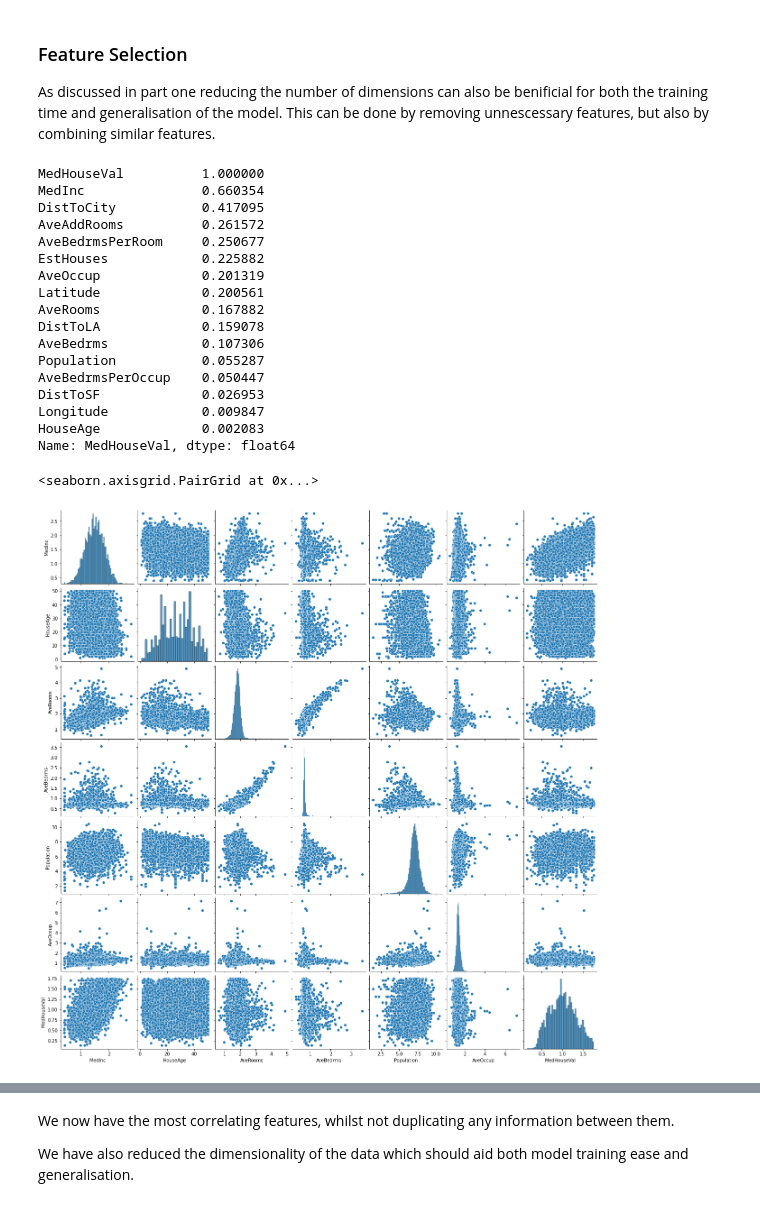
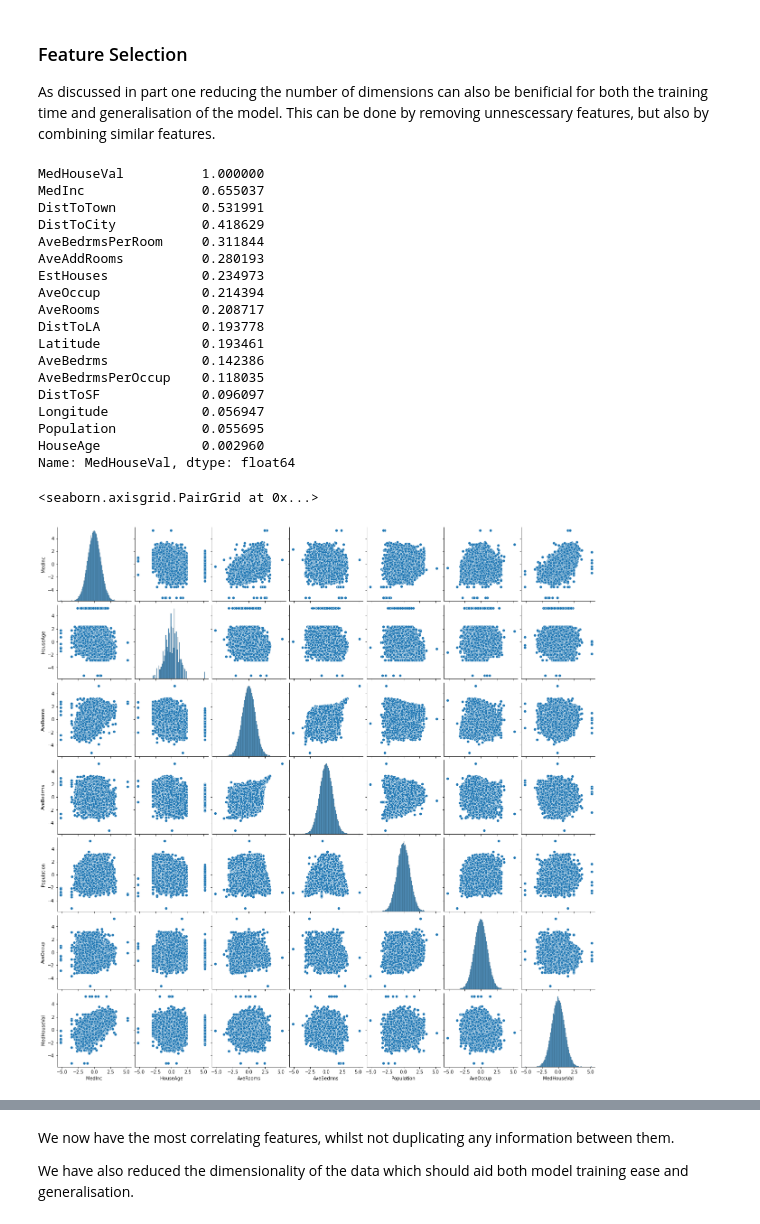
Before and after one commit to kaihulme/ml-analysis, a Jupyter notebook: notebooks/03_regression.ipynb, the cells around one changed output, grey strips where cells are left out. Drawn from its saved outputs; the diff is of its cells as text; code cells hidden in the pictures.

Commit message:
Normalise feature distributions

```diff
--- a/notebooks/03_regression.ipynb
+++ b/notebooks/03_regression.ipynb
@@ -385,0 +394,20 @@ This also looks like a log normal distribution, so lets take the log.
+# %%
+town_coords = np.array([[37.4613, -122.1997],
+                        [34.0195, -118.4912],
+                        [34.0736, -118.4004],
+                        [37.4419, -122.1430],
+                        [37.3852, -122.1141],
+                        [37.9624, -122.5550],
+                        [37.3841, -122.2352],
+                        [37.3478, -122.1008],
+                        [33.6189, -117.9298],
+                        [33.6061, -117.8912],
+                        [32.7157, -117.1611]])
+
+coords = np.asarray(extra_df[['Latitude', 'Longitude']])
+
+town_dists = np.asarray([np.sqrt((coords[:, 0] - town_coord[0])**2 +
+                                 (coords[:, 1] - town_coord[1])**2)
+                         for town_coord in town_coords])
+
+dist_to_town = np.min(town_dists, axis=0)
@@ -386,5 +416,5 @@ This also looks like a log normal distribution, so lets take the log.
 # %%
-extra_df['DistToCity'] = np.log1p(extra_df['DistToCity'])
-extra_df['DistToCity'].hist(bins=50, figsize=(12, 8))
+extra_df['DistToTown'] = dist_to_town
+extra_df['DistToTown'].hist(bins=50, figsize=(12, 8))
 # %% [output]
 <AxesSubplot:>
@@ -393,0 +448,6 @@ This data is still highly skewed but we shall apply some scaling to help with th
+# %%
+qt = QuantileTransformer(output_distribution="normal")
+normal_dist_to_town = qt.fit_transform(dist_to_town.reshape(-1, 1))
+
+extra_df['DistToTown'] = normal_dist_to_town
+extra_df['DistToTown'].hist(bins=100, figsize=(12, 8))
@@ -427,0 +495,6 @@ array([[<AxesSubplot:title={'center':'MedInc'}>,
+# %%
+qt = QuantileTransformer(output_distribution="normal")
+normal_transformed_df = pd.DataFrame(qt.fit_transform(extra_df),
+                                     columns=extra_df.columns)
+
+normal_transformed_df.hist(figsize=(16, 16), bins=50)
@@ -430,31 +527,32 @@ array([[<AxesSubplot:title={'center':'MedInc'}>,
 
 As discussed in part one reducing the number of dimensions can also be benificial for both the training time and generalisation of the model. This can be done by removing unnescessary features, but also by combining similar features.
 # %%
-corr = extra_df.corr()
+corr = normal_transformed_df.corr()
 print(corr["MedHouseVal"].abs().sort_values(ascending=False))
 # %% [output]
 MedHouseVal          1.000000
-MedInc               0.660354
-DistToCity           0.417095
-AveAddRooms          0.261572
-AveBedrmsPerRoom     0.250677
-EstHouses            0.225882
-AveOccup             0.201319
-Latitude             0.200561
-AveRooms             0.167882
-DistToLA             0.159078
-AveBedrms            0.107306
-Population           0.055287
-AveBedrmsPerOccup    0.050447
-DistToSF             0.026953
-Longitude            0.009847
-HouseAge             0.002083
+MedInc               0.655037
+DistToTown           0.531991
+DistToCity           0.418629
+AveBedrmsPerRoom     0.311844
+AveAddRooms          0.280193
+EstHouses            0.234973
+AveOccup             0.214394
+AveRooms             0.208717
+DistToLA             0.193778
+Latitude             0.193461
+AveBedrms            0.142386
+AveBedrmsPerOccup    0.118035
+DistToSF             0.096097
+Longitude            0.056947
+Population           0.055695
+HouseAge             0.002960
 Name: MedHouseVal, dtype: float64
 # %%
-sns.pairplot(extra_df[non_geo])
+sns.pairplot(normal_transformed_df[non_geo])
 # %% [output]
 <seaborn.axisgrid.PairGrid at 0x...>
-[figure, old version]
+[figure, new version]
 # %% [markdown]
 We shall remove the bedroom and room features as the new bedrooms per room feature has better correlation.
 
```
Also changed, not shown: parts of 41 cells of this notebook, 3 other files.
